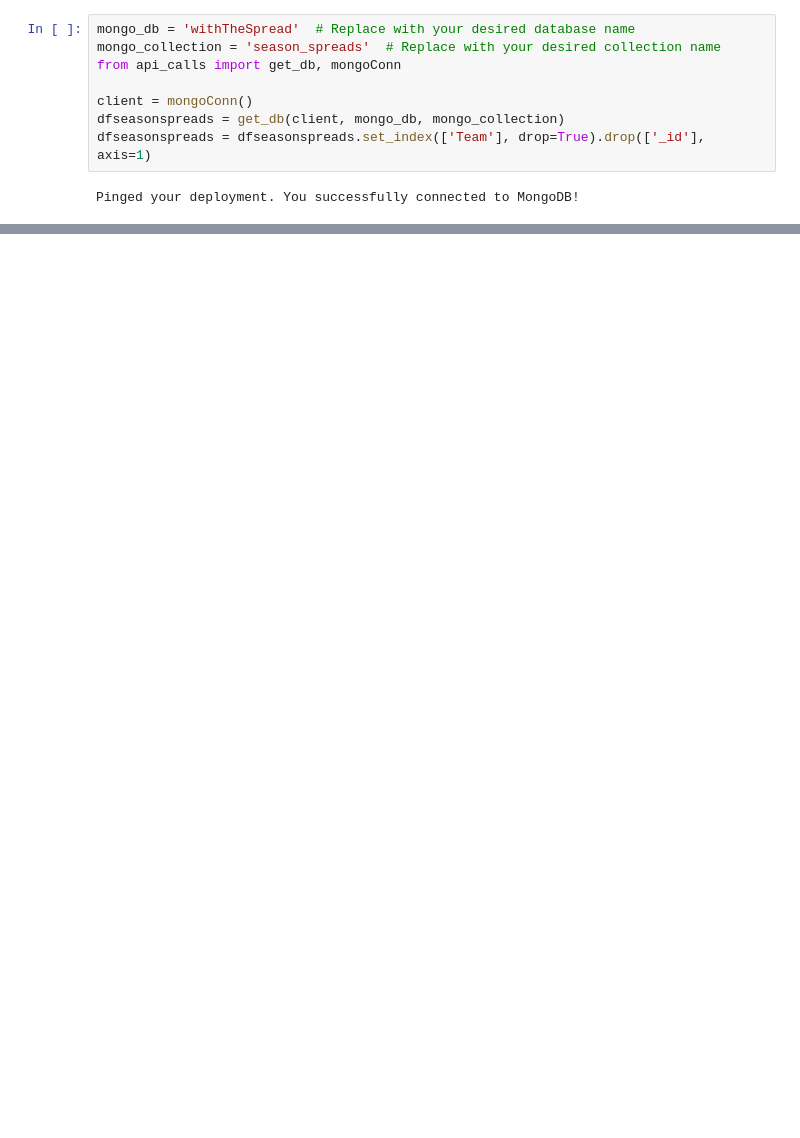
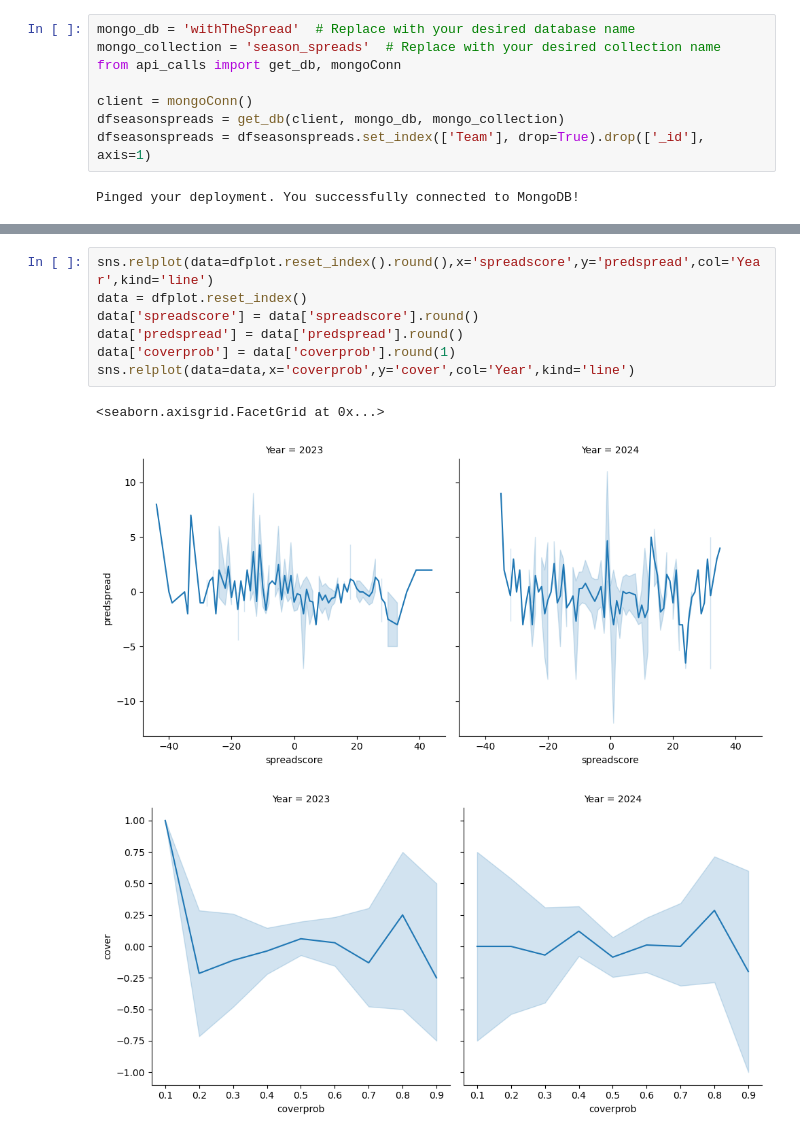
Before and after one commit to jackehogan/withthespread, a Jupyter notebook: checkCover.ipynb, the cells around one changed output, grey strips where cells are left out. Drawn from its saved outputs; the diff is of its cells as text; blank space fills up the shorter version.

```diff
--- a/checkCover.ipynb
+++ b/checkCover.ipynb
@@ -81,0 +71,11 @@ dfseasonspreads
+# %%
+sns.relplot(data=dfplot.reset_index().round(),x='spreadscore',y='predspread',col='Year',kind='line')
+data = dfplot.reset_index()
+data['spreadscore'] = data['spreadscore'].round()
+data['predspread'] = data['predspread'].round()
+data['coverprob'] = data['coverprob'].round(1)
+sns.relplot(data=data,x='coverprob',y='cover',col='Year',kind='line')
+# %% [output]
+<seaborn.axisgrid.FacetGrid at 0x...>
+[figure, added]
+[figure, added]
```
Also changed, not shown: parts of 7 cells of this notebook, 29 other files.
